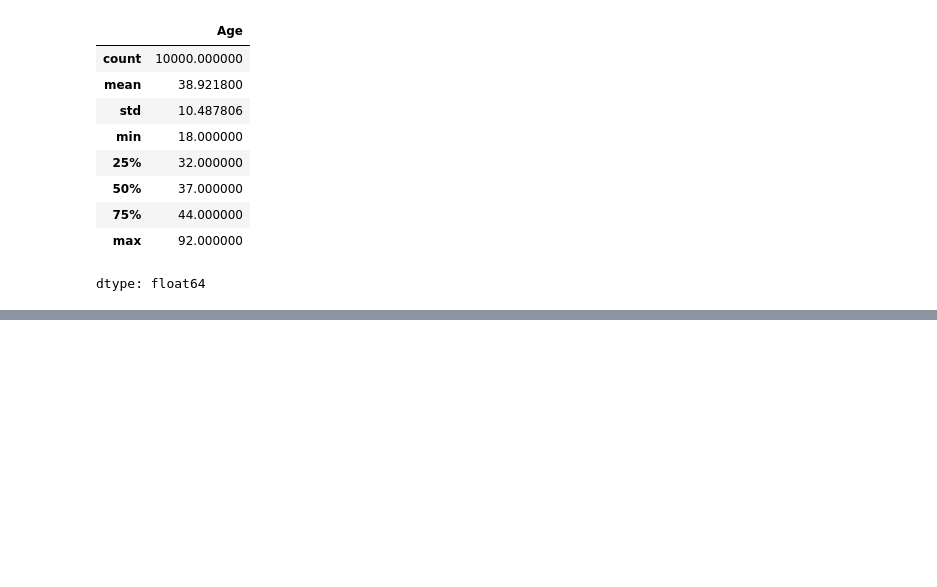
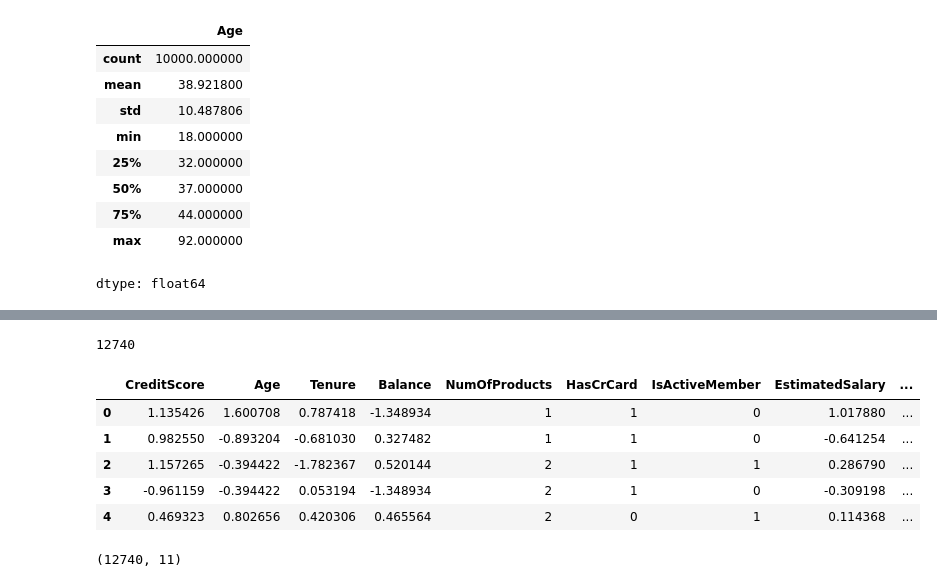
Before and after one commit to Asmitpremkumar16/Customer_Churn, a Jupyter notebook: Churn_Model.ipynb, the cells around one changed output, grey strips where cells are left out. Drawn from its saved outputs; the diff is of its cells as text; code cells hidden in the pictures; blank space fills up the shorter version.

```diff
--- a/Churn_Model.ipynb
+++ b/Churn_Model.ipynb
@@ -170,0 +192,11 @@ fig6.show(renderers= "notebook_connected")
+# %%
+from sklearn.model_selection import train_test_split
+from imblearn.over_sampling import SMOTE
+
+X= data.drop(columns= ['Exited'])
+y= data['Exited']
+
+X_train, X_test, y_train, y_test= train_test_split(X, y, test_size= 0.2, random_state= 42, stratify= y)
+
+sm= SMOTE(random_state= 42)
+X_train_res, y_train_res= sm.fit_resample(X_train, y_train)
@@ -170,0 +211,25 @@ fig6.show(renderers= "notebook_connected")
+# %%
+len(X_train_res['CreditScore'])
+# %% [output]
+12740
+# %%
+from sklearn.preprocessing import StandardScaler
+
+cols_to_scale= ['CreditScore','Age','Tenure','Balance','EstimatedSalary']
+
+scaler= StandardScaler()
+X_train_res[cols_to_scale]= scaler.fit_transform(X_train_res[cols_to_scale])
+X_test[cols_to_scale]= scaler.transform(X_test[cols_to_scale])
+# %%
+X_train_res.head()
+# %% [output]
+|  | CreditScore | Age | Tenure | Balance | NumOfProducts | HasCrCard | IsActiveMember | EstimatedSalary | ... |
+| 0 | 1.135426 | 1.600708 | 0.787418 | -1.348934 | 1 | 1 | 0 | 1.017880 | ... |
+| 1 | 0.982550 | -0.893204 | -0.681030 | 0.327482 | 1 | 1 | 0 | -0.641254 | ... |
+| 2 | 1.157265 | -0.394422 | -1.782367 | 0.520144 | 2 | 1 | 1 | 0.286790 | ... |
+| 3 | -0.961159 | -0.394422 | 0.053194 | -1.348934 | 2 | 1 | 0 | -0.309198 | ... |
+| 4 | 0.469323 | 0.802656 | 0.420306 | 0.465564 | 2 | 0 | 1 | 0.114368 | ... |
+# %%
+X_train_res.shape
+# %% [output]
+(12740, 11)
```
Also changed, not shown: parts of 8 cells of this notebook.
